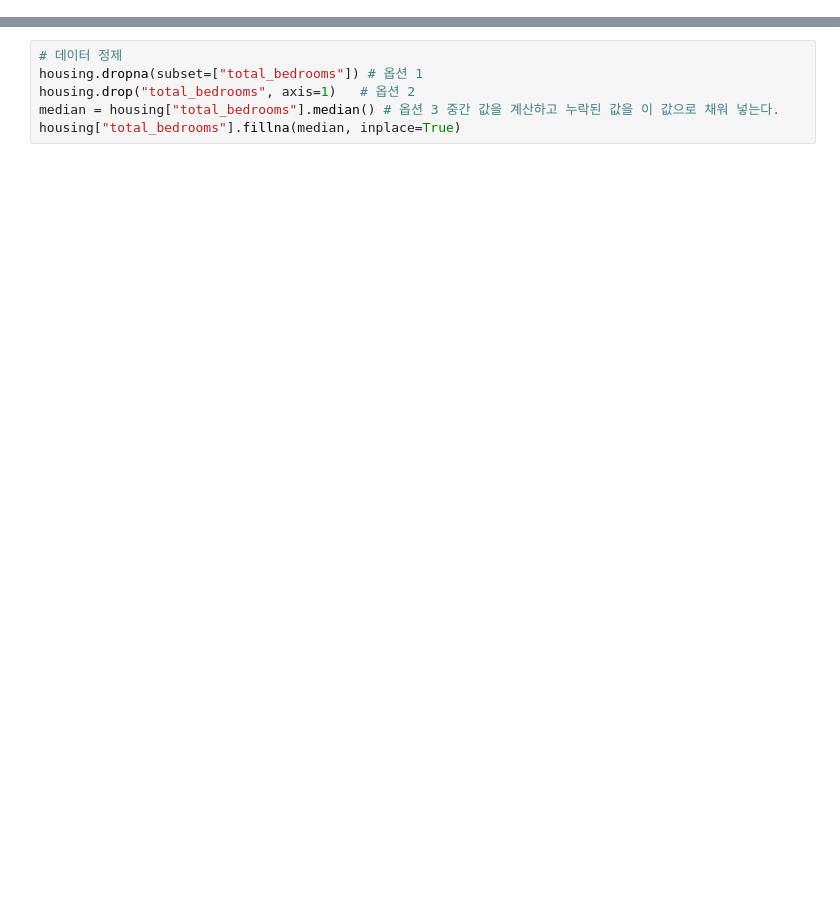
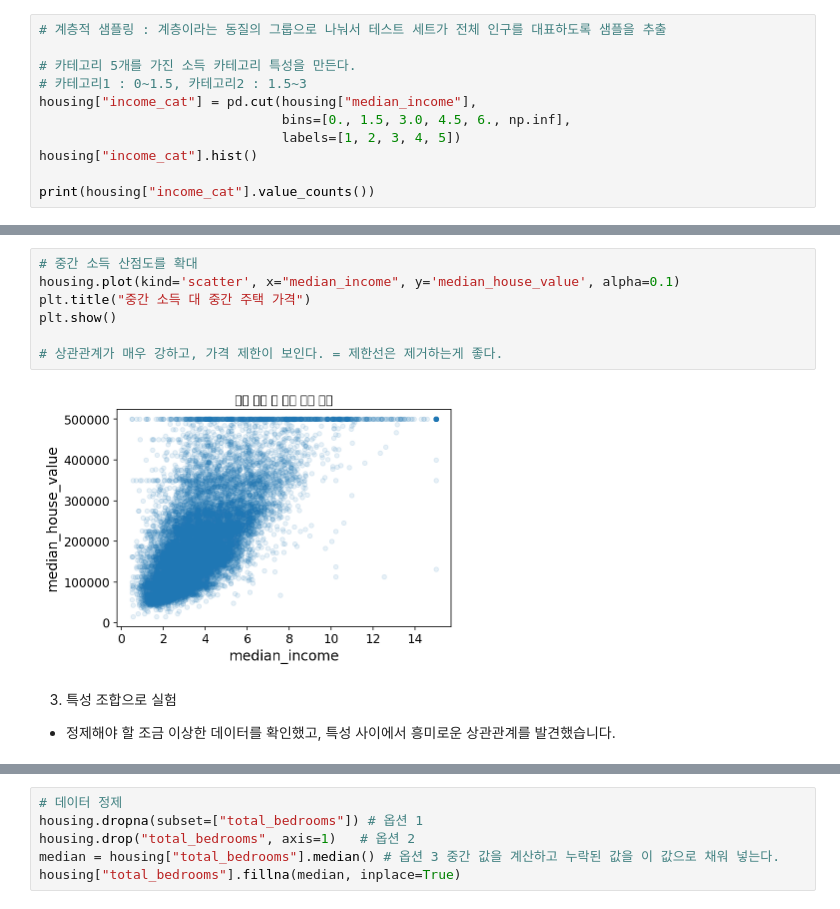
Before and after one commit to sejin-sim/Hands_On_ML, a Jupyter notebook: [핸즈온]_Chapter2_집값_예측.ipynb, the cells around one changed output, grey strips where cells are left out. Cells and saved outputs as stored; diff of their text form; blank space fills up the shorter version.

```diff
--- a/[핸즈온]_Chapter2_집값_예측.ipynb
+++ b/[핸즈온]_Chapter2_집값_예측.ipynb
@@ -188,0 +183,11 @@ housing_labels = start_train_set["median_house_value"].copy()
+# %%
+# 계층적 샘플링 : 계층이라는 동질의 그룹으로 나눠서 테스트 세트가 전체 인구를 대표하도록 샘플을 추출
+
+# 카테고리 5개를 가진 소득 카테고리 특성을 만든다.
+# 카테고리1 : 0~1.5, 카테고리2 : 1.5~3
+housing["income_cat"] = pd.cut(housing["median_income"],
+                               bins=[0., 1.5, 3.0, 4.5, 6., np.inf],
+                               labels=[1, 2, 3, 4, 5])
+housing["income_cat"].hist()
+
+print(housing["income_cat"].value_counts())
@@ -188,0 +315,12 @@ housing_labels = start_train_set["median_house_value"].copy()
+# %%
+# 중간 소득 산점도를 확대
+housing.plot(kind='scatter', x="median_income", y='median_house_value', alpha=0.1)
+plt.title("중간 소득 대 중간 주택 가격")
+plt.show()
+
+# 상관관계가 매우 강하고, 가격 제한이 보인다. = 제한선은 제거하는게 좋다.
+# %% [output]
+[figure, added]
+# %% [markdown]
+3. 특성 조합으로 실험
+ - 정제해야 할 조금 이상한 데이터를 확인했고, 특성 사이에서 흥미로운 상관관계를 발견했습니다.
```
Also changed, not shown: parts of 98 cells of this notebook.
